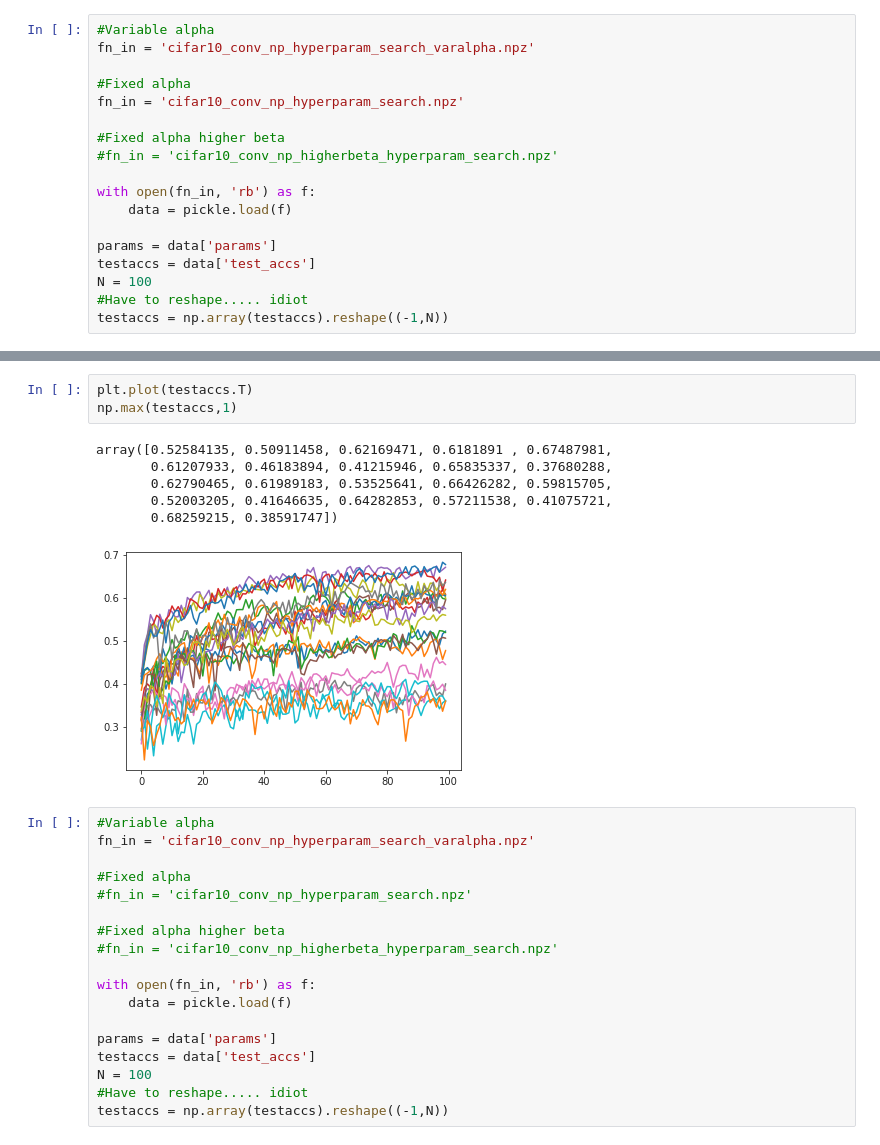
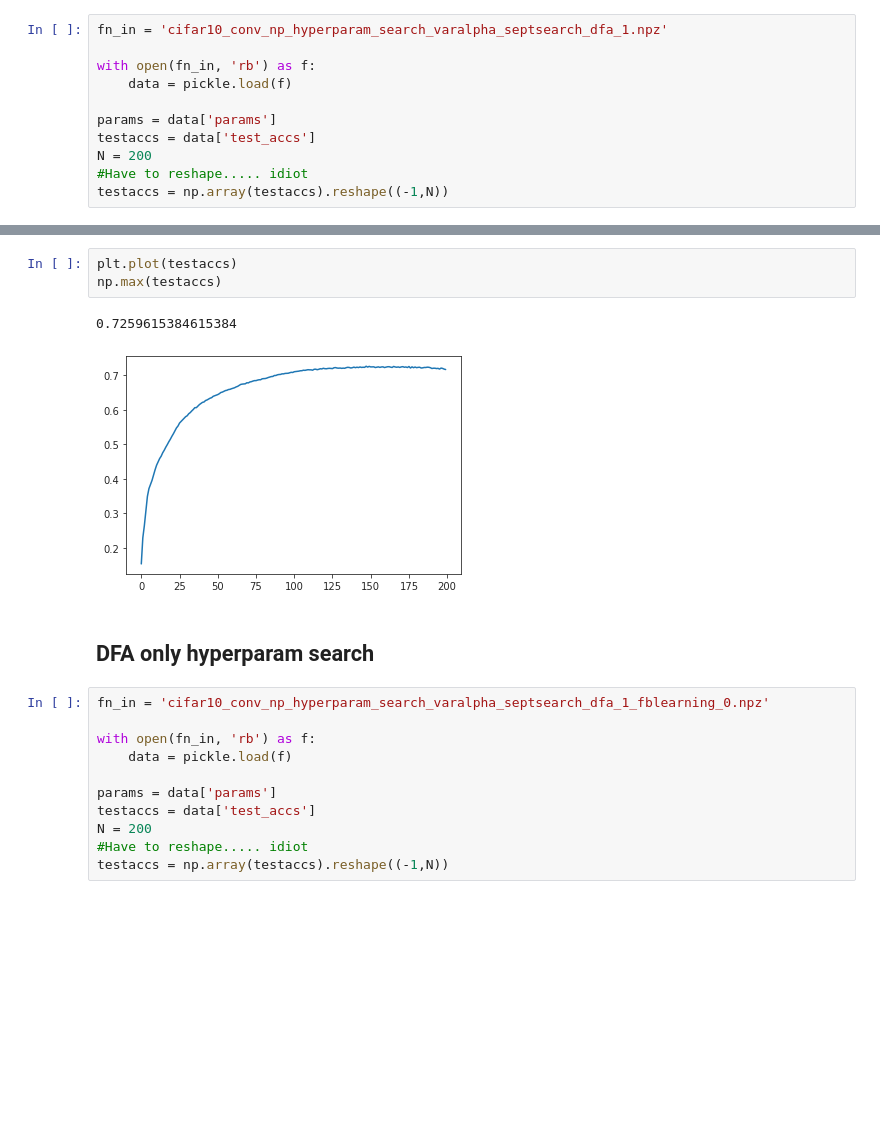
Before and after one commit to benlansdell/ssdfa, a Jupyter notebook: cifar10_conv_np_hyperparam_search_results.ipynb, the cells around one changed output, grey strips where cells are left out. Saved outputs shown, nothing was run; the diff lists cells and outputs as text; blank space fills up the shorter version.

```diff
--- a/cifar10_conv_np_hyperparam_search_results.ipynb
+++ b/cifar10_conv_np_hyperparam_search_results.ipynb
@@ -18,18 +18,11 @@ Populating the interactive namespace from numpy and matplotlib
 # %%
-#Variable alpha
-fn_in = 'cifar10_conv_np_hyperparam_search_varalpha.npz'
-
-#Fixed alpha
-fn_in = 'cifar10_conv_np_hyperparam_search.npz'
-
-#Fixed alpha higher beta
-#fn_in = 'cifar10_conv_np_higherbeta_hyperparam_search.npz'
+fn_in = 'cifar10_conv_np_hyperparam_search_varalpha_septsearch_dfa_1.npz'
 
 with open(fn_in, 'rb') as f:
     data = pickle.load(f)
 
 params = data['params']
 testaccs = data['test_accs']
-N = 100
+N = 200
 #Have to reshape..... idiot
 testaccs = np.array(testaccs).reshape((-1,N))
@@ -36,28 +63,19 @@ testaccs = np.array(testaccs).reshape((-1,N))
 # %%
-plt.plot(testaccs.T)
-np.max(testaccs,1)
+plt.plot(testaccs)
+np.max(testaccs)
 # %% [output]
-array([0.52584135, 0.50911458, 0.62169471, 0.6181891 , 0.67487981,
-       0.61207933, 0.46183894, 0.41215946, 0.65835337, 0.37680288,
-       0.62790465, 0.61989183, 0.53525641, 0.66426282, 0.59815705,
-       0.52003205, 0.41646635, 0.64282853, 0.57211538, 0.41075721,
-       0.68259215, 0.38591747])
+0.7259615384615384
-[figure, old version]
+[figure, new version]
+# %% [markdown]
+## DFA only hyperparam search
 # %%
-#Variable alpha
-fn_in = 'cifar10_conv_np_hyperparam_search_varalpha.npz'
-
-#Fixed alpha
-#fn_in = 'cifar10_conv_np_hyperparam_search.npz'
-
-#Fixed alpha higher beta
-#fn_in = 'cifar10_conv_np_higherbeta_hyperparam_search.npz'
+fn_in = 'cifar10_conv_np_hyperparam_search_varalpha_septsearch_dfa_1_fblearning_0.npz'
 
 with open(fn_in, 'rb') as f:
     data = pickle.load(f)
 
 params = data['params']
 testaccs = data['test_accs']
-N = 100
+N = 200
 #Have to reshape..... idiot
 testaccs = np.array(testaccs).reshape((-1,N))
```
Also changed, not shown: parts of 14 cells of this notebook, 1 other file.
